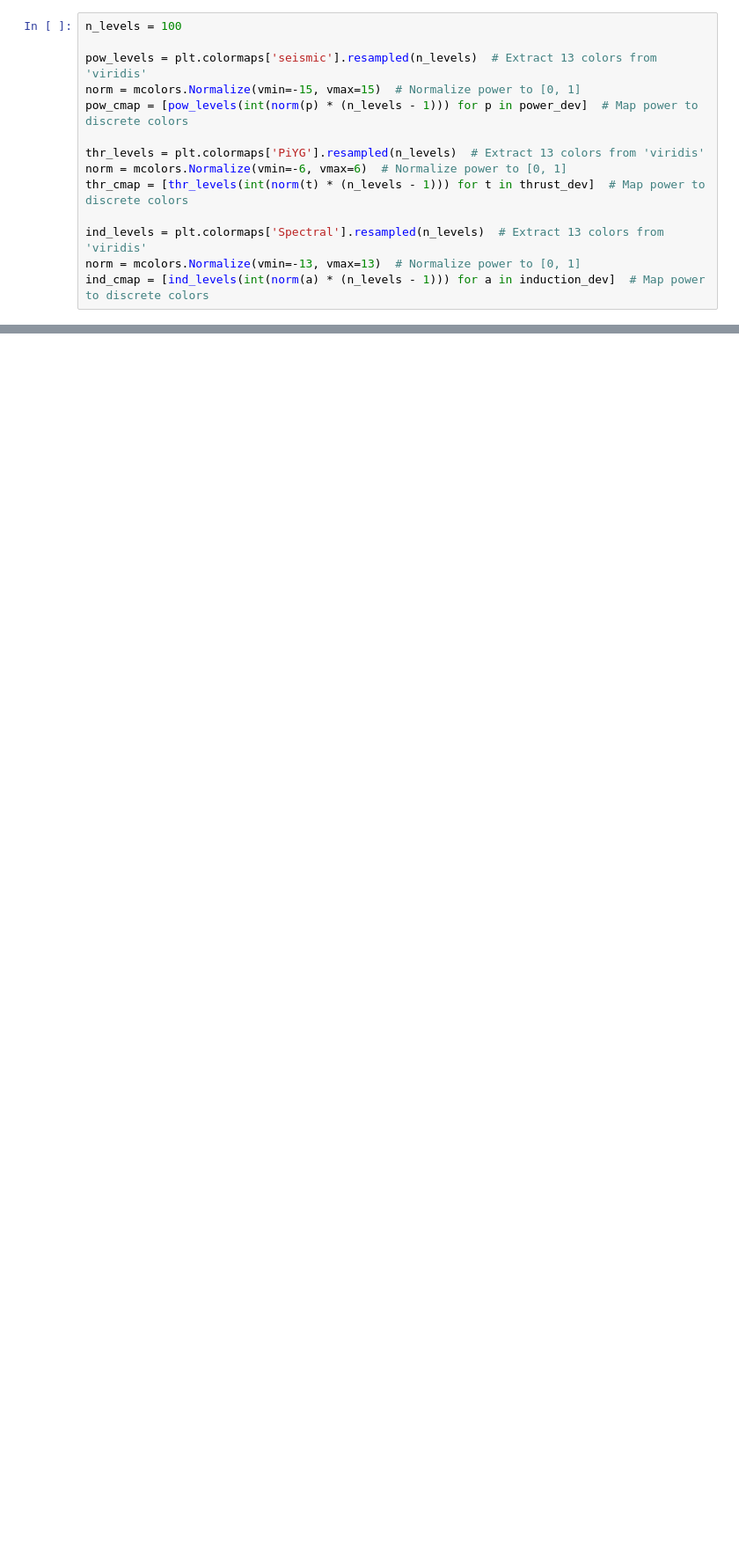
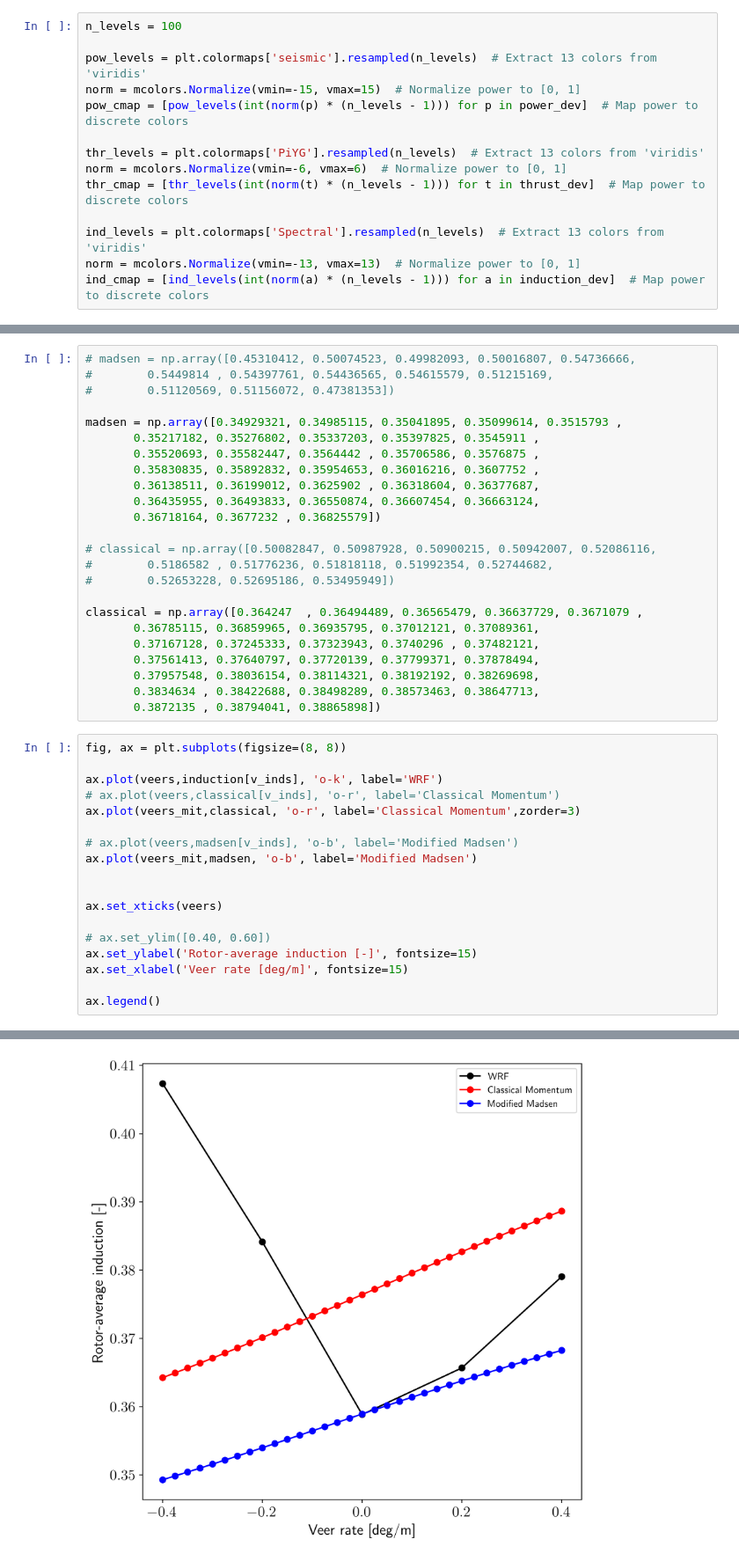
Before and after one commit to StormMata/induction_modeling, a Jupyter notebook: wrf/10MW/wrf_10MW_ind_thrust_power.ipynb, the cells around one changed output, grey strips where cells are left out. Shown at 88% size. Cells and saved outputs as stored; diff of their text form; blank space fills up the shorter version.

```diff
--- a/wrf/10MW/wrf_10MW_ind_thrust_power.ipynb
+++ b/wrf/10MW/wrf_10MW_ind_thrust_power.ipynb
@@ -266,0 +346,43 @@ plt.show()
+# %%
+# madsen = np.array([0.45310412, 0.50074523, 0.49982093, 0.50016807, 0.54736666,
+#        0.5449814 , 0.54397761, 0.54436565, 0.54615579, 0.51215169,
+#        0.51120569, 0.51156072, 0.47381353])
+
+madsen = np.array([0.34929321, 0.34985115, 0.35041895, 0.35099614, 0.3515793 ,
+       0.35217182, 0.35276802, 0.35337203, 0.35397825, 0.3545911 ,
+       0.35520693, 0.35582447, 0.3564442 , 0.35706586, 0.3576875 ,
+       0.35830835, 0.35892832, 0.35954653, 0.36016216, 0.3607752 ,
+       0.36138511, 0.36199012, 0.3625902 , 0.36318604, 0.36377687,
+       0.36435955, 0.36493833, 0.36550874, 0.36607454, 0.36663124,
+       0.36718164, 0.3677232 , 0.36825579])
+
+# classical = np.array([0.50082847, 0.50987928, 0.50900215, 0.50942007, 0.52086116,
+#        0.5186582 , 0.51776236, 0.51818118, 0.51992354, 0.52744682,
+#        0.52653228, 0.52695186, 0.53495949])
+
+classical = np.array([0.364247  , 0.36494489, 0.36565479, 0.36637729, 0.3671079 ,
+       0.36785115, 0.36859965, 0.36935795, 0.37012121, 0.37089361,
+       0.37167128, 0.37245333, 0.37323943, 0.3740296 , 0.37482121,
+       0.37561413, 0.37640797, 0.37720139, 0.37799371, 0.37878494,
+       0.37957548, 0.38036154, 0.38114321, 0.38192192, 0.38269698,
+       0.3834634 , 0.38422688, 0.38498289, 0.38573463, 0.38647713,
+       0.3872135 , 0.38794041, 0.38865898])
+# %%
+fig, ax = plt.subplots(figsize=(8, 8))
+
+ax.plot(veers,induction[v_inds], 'o-k', label='WRF')
+# ax.plot(veers,classical[v_inds], 'o-r', label='Classical Momentum')
+ax.plot(veers_mit,classical, 'o-r', label='Classical Momentum',zorder=3)
+
+# ax.plot(veers,madsen[v_inds], 'o-b', label='Modified Madsen')
+ax.plot(veers_mit,madsen, 'o-b', label='Modified Madsen')
+
+
+ax.set_xticks(veers)
+
+# ax.set_ylim([0.40, 0.60])
+ax.set_ylabel('Rotor-average induction [-]', fontsize=15)
+ax.set_xlabel('Veer rate [deg/m]', fontsize=15)
+
+ax.legend()
+# %% [output]
@@ -266,0 +390 @@ plt.show()
+[figure, added]
```
Also changed, not shown: parts of 10 cells of this notebook, 4 other files.
